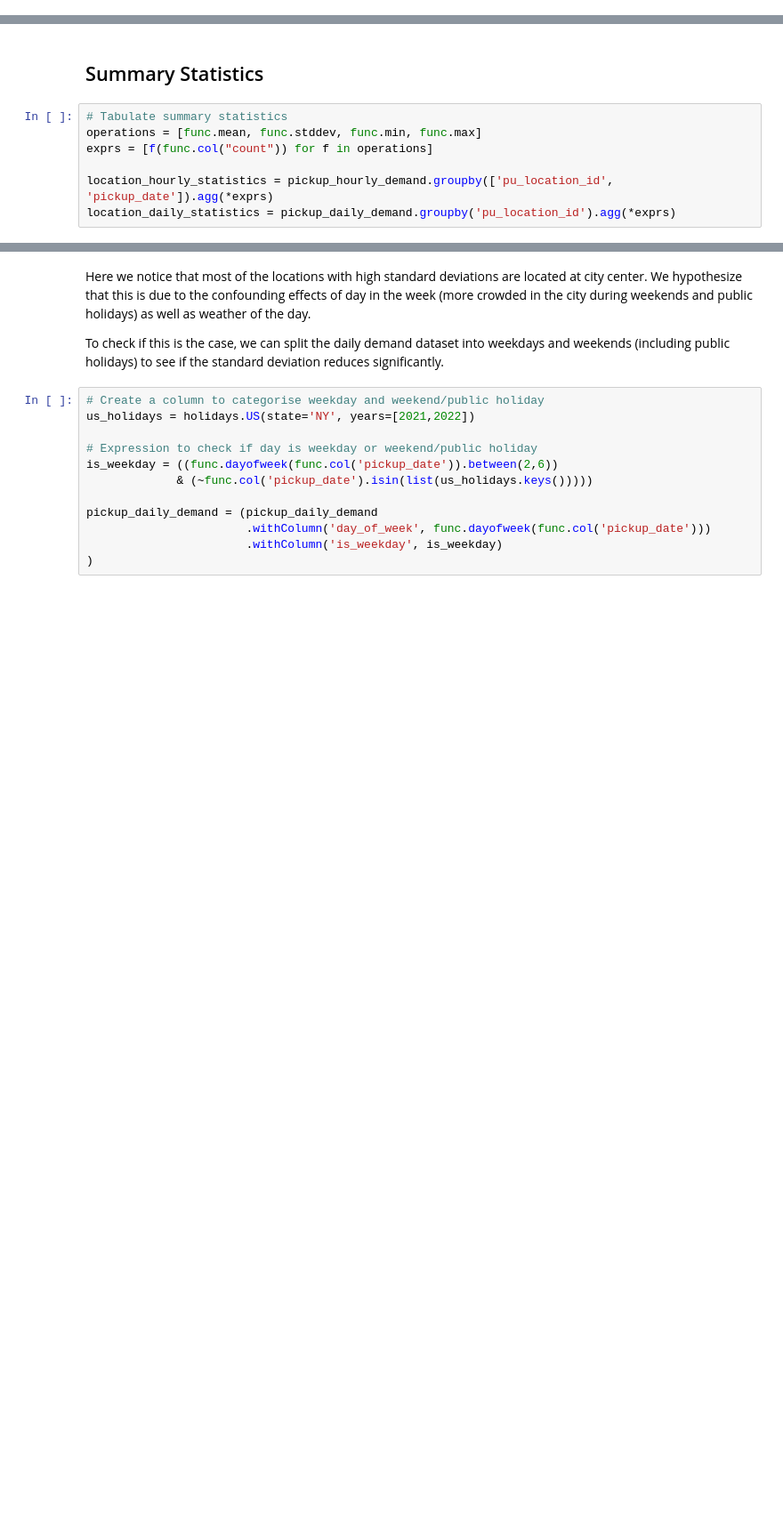
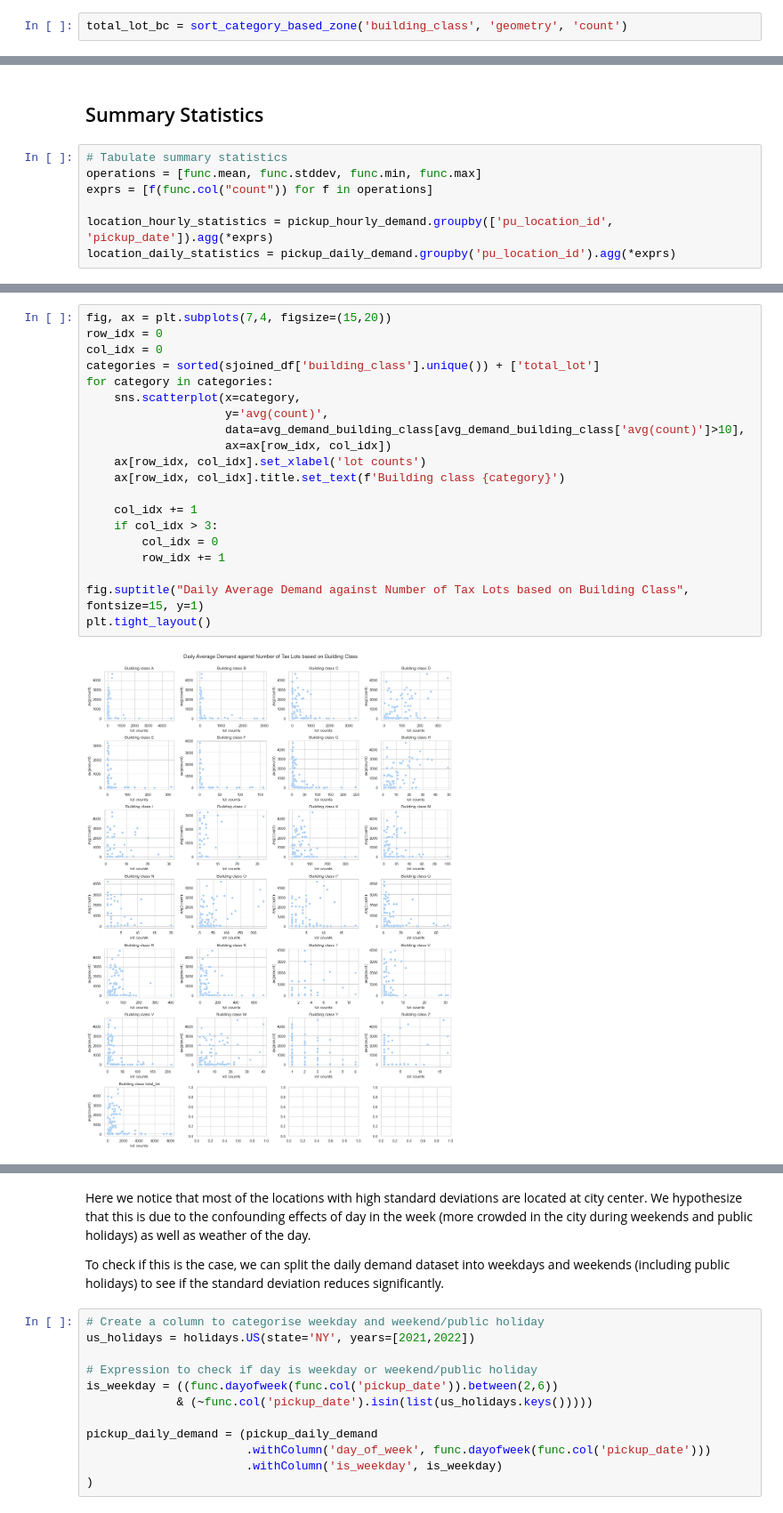
Before and after one commit to MuzhiRo/mast30034-project-1-olivertan1999, a Jupyter notebook: notebooks/EDA.ipynb, the cells around one changed output, grey strips where cells are left out. Shown at 89% size. Saved outputs shown, nothing was run; the diff lists cells and outputs as text; blank space fills up the shorter version.

```diff
--- a/notebooks/EDA.ipynb
+++ b/notebooks/EDA.ipynb
@@ -144,3 +147,5 @@ nonres_units_df = sort_category_based_zone('building_class', 'non_residential_un
 
 # Get the sum of all units (res + non-res) grouped by building classes in each location id
 total_units_df = sort_category_based_zone('building_class', 'total_units', 'sum')
+# %%
+total_lot_bc = sort_category_based_zone('building_class', 'geometry', 'count')
@@ -241,0 +292,22 @@ top_10_most_volatile_location
+# %%
+fig, ax = plt.subplots(7,4, figsize=(15,20))
+row_idx = 0
+col_idx = 0
+categories = sorted(sjoined_df['building_class'].unique()) + ['total_lot']
+for category in categories:
+    sns.scatterplot(x=category,
+                    y='avg(count)',
+                    data=avg_demand_building_class[avg_demand_building_class['avg(count)']>10],
+                    ax=ax[row_idx, col_idx])
+    ax[row_idx, col_idx].set_xlabel('lot counts')
+    ax[row_idx, col_idx].title.set_text(f'Building class {category}')
+
+    col_idx += 1
+    if col_idx > 3:
+        col_idx = 0
+        row_idx += 1
+
+fig.suptitle("Daily Average Demand against Number of Tax Lots based on Building Class", fontsize=15, y=1)
+plt.tight_layout()
+# %% [output]
+[figure, added]
```
Also changed, not shown: parts of 27 cells of this notebook.
